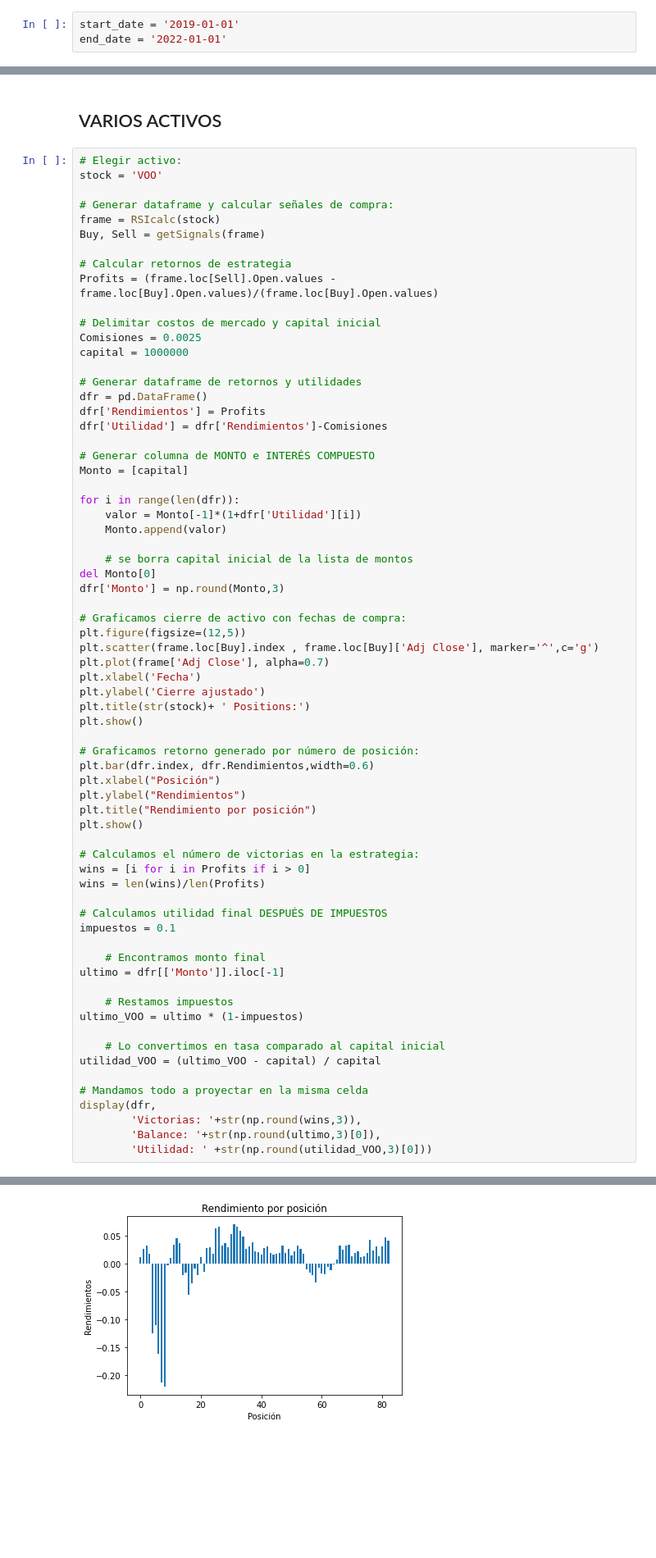
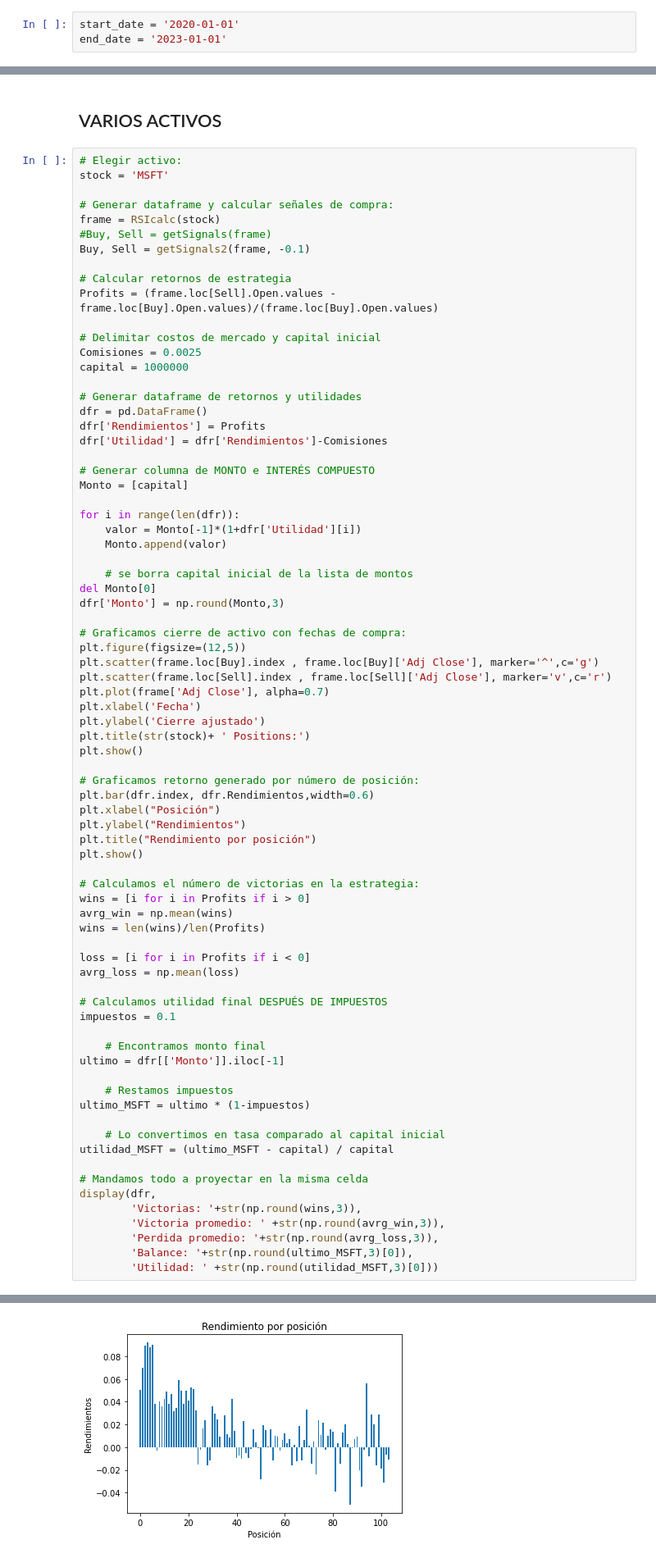
Before and after one commit to GustavodeAnda/PORTAFOLIOS2, a Jupyter notebook: RSI TRADING CHIDO.ipynb, the cells around one changed output, grey strips where cells are left out. Shown: that part at 82% size. Saved outputs shown, nothing was run; the diff lists cells and outputs as text; blank space fills up the shorter version.

```diff
--- a/RSI TRADING CHIDO.ipynb
+++ b/RSI TRADING CHIDO.ipynb
@@ -6,8 +6,8 @@ import matplotlib.pyplot as plt
 %matplotlib inline
 pd.options.mode.chained_assignment = None
 # %%
-start_date = '2019-01-01'
-end_date = '2022-01-01'
+start_date = '2020-01-01'
+end_date = '2023-01-01'
 # %%
 def RSIcalc(asset): #names
     df = yf.download(asset,start=start_date, end = end_date)
@@ -44,11 +87,12 @@ def getSignals(df):
 ## VARIOS ACTIVOS
 # %%
 # Elegir activo:
-stock = 'VOO'
+stock = 'MSFT'
 
 # Generar dataframe y calcular señales de compra:
 frame = RSIcalc(stock)
-Buy, Sell = getSignals(frame)
+#Buy, Sell = getSignals(frame)
+Buy, Sell = getSignals2(frame, -0.1)
 
 # Calcular retornos de estrategia
 Profits = (frame.loc[Sell].Open.values - frame.loc[Buy].Open.values)/(frame.loc[Buy].Open.values)
@@ -76,6 +120,7 @@ dfr['Monto'] = np.round(Monto,3)
 # Graficamos cierre de activo con fechas de compra:
 plt.figure(figsize=(12,5))
 plt.scatter(frame.loc[Buy].index , frame.loc[Buy]['Adj Close'], marker='^',c='g')
+plt.scatter(frame.loc[Sell].index , frame.loc[Sell]['Adj Close'], marker='v',c='r')
 plt.plot(frame['Adj Close'], alpha=0.7)
 plt.xlabel('Fecha')
 plt.ylabel('Cierre ajustado')
@@ -91,7 +136,11 @@ plt.show()
 
 # Calculamos el número de victorias en la estrategia:
 wins = [i for i in Profits if i > 0]
+avrg_win = np.mean(wins)
 wins = len(wins)/len(Profits)
+
+loss = [i for i in Profits if i < 0]
+avrg_loss = np.mean(loss)
 
 # Calculamos utilidad final DESPUÉS DE IMPUESTOS
 impuestos = 0.1
@@ -100,15 +149,17 @@ impuestos = 0.1
 ultimo = dfr[['Monto']].iloc[-1]
 
     # Restamos impuestos
-ultimo_VOO = ultimo * (1-impuestos)
+ultimo_MSFT = ultimo * (1-impuestos)
 
     # Lo convertimos en tasa comparado al capital inicial
-utilidad_VOO = (ultimo_VOO - capital) / capital
+utilidad_MSFT = (ultimo_MSFT - capital) / capital
 
 # Mandamos todo a proyectar en la misma celda
 display(dfr,
         'Victorias: '+str(np.round(wins,3)),
-        'Balance: '+str(np.round(ultimo,3)[0]),
-        'Utilidad: ' +str(np.round(utilidad_VOO,3)[0]))
+        'Victoria promedio: ' +str(np.round(avrg_win,3)),
+        'Perdida promedio: '+str(np.round(avrg_loss,3)),
+        'Balance: '+str(np.round(ultimo_MSFT,3)[0]),
+        'Utilidad: ' +str(np.round(utilidad_MSFT,3)[0]))
 # %% [output]
 [*********************100%***********************]  1 of 1 completed
@@ -116,2 +167,2 @@ display(dfr,
-[figure, old version]
+[figure, new version]
 |  | Rendimientos | Utilidad | Monto |
```
Also changed, not shown: parts of 8 cells of this notebook.
